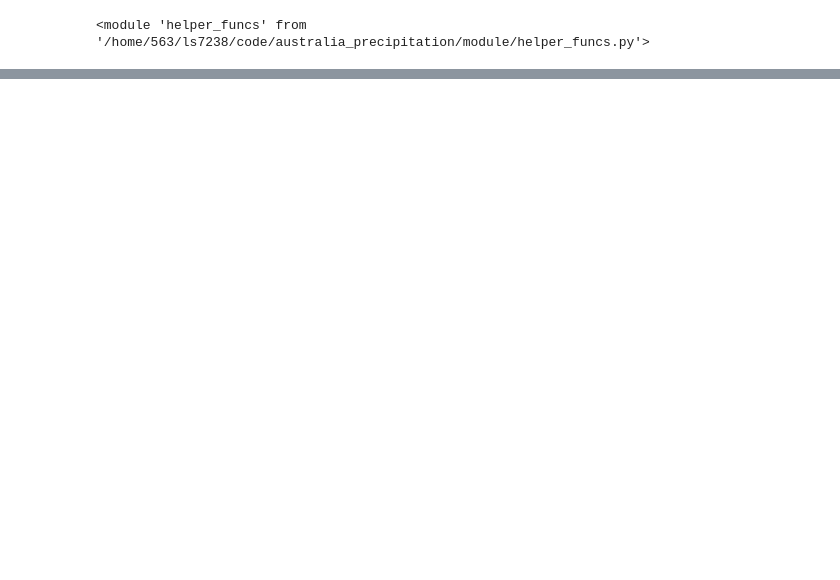
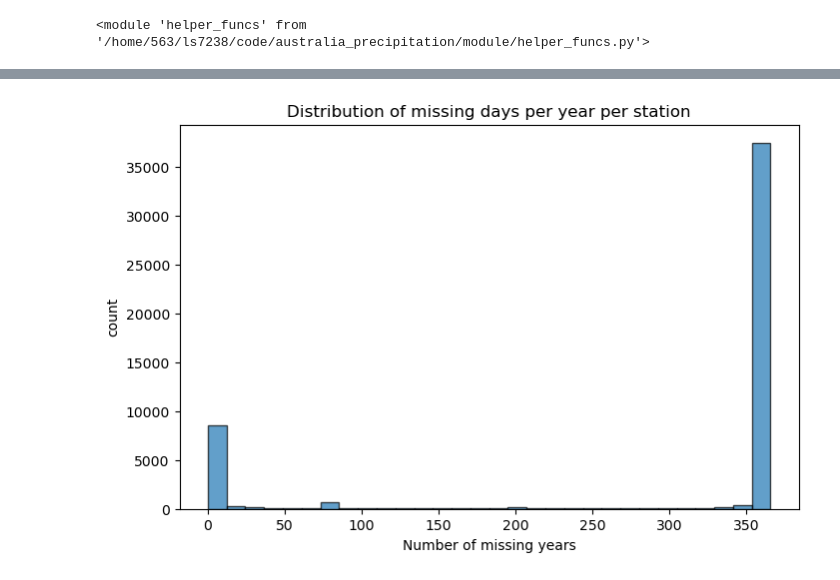
Before and after one commit to lettysolly/australia_precipitation, a Jupyter notebook: python/sanity_checks.ipynb, the cells around one changed output, grey strips where cells are left out. Cells and saved outputs as stored; diff of their text form; code cells hidden in the pictures; blank space fills up the shorter version.

```diff
--- a/python/sanity_checks.ipynb
+++ b/python/sanity_checks.ipynb
@@ -300,0 +446,14 @@ Name: prcp, dtype: float64
+# %%
+# Now for daily:
+
+# number of nans per station (in their recording period)
+nan_days_per_year = daily_df.resample("Y").apply(lambda x: x.isna().sum())
+
+plt.figure(figsize=(8,5))
+plt.hist(nan_days_per_year.values.flatten(), bins=30, edgecolor="k", alpha=0.7)
+plt.xlabel("Number of missing years")
+plt.ylabel("count")
+plt.title("Distribution of missing days per year per station")
+plt.show()
+# %% [output]
+[figure, added]
```
Also changed, not shown: parts of 32 cells of this notebook, 2 other files.
